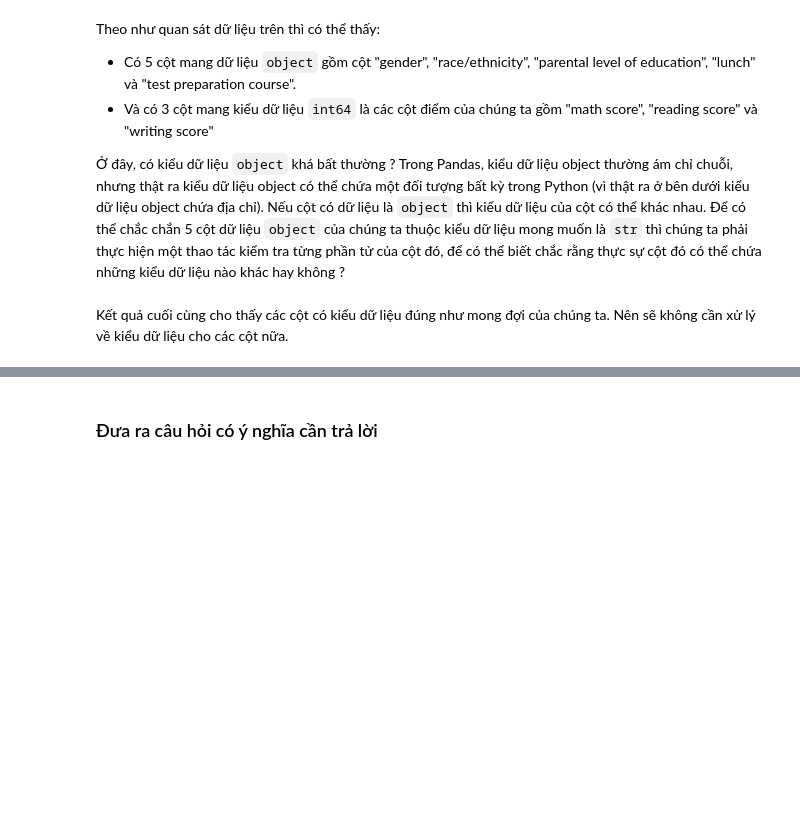
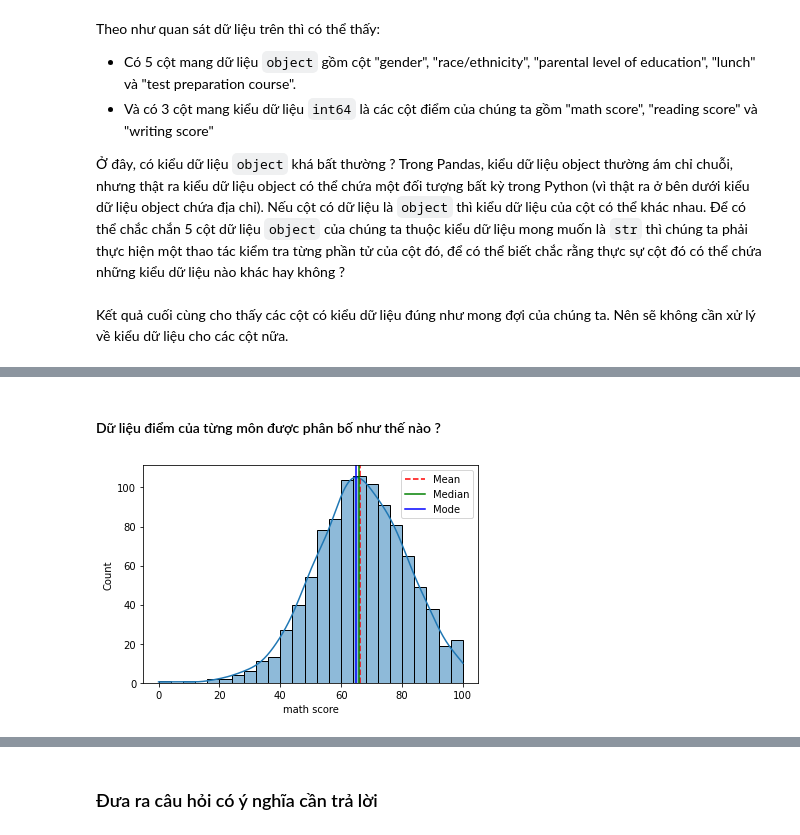
Before and after one commit to PNTAN19/LTKHDL, a Jupyter notebook: Students_Performance.ipynb, the cells around one changed output, grey strips where cells are left out. Cells and saved outputs as stored; diff of their text form; code cells hidden in the pictures; blank space fills up the shorter version.

Commit message:
statistic and histogram for numeric data type

```diff
--- a/Students_Performance.ipynb
+++ b/Students_Performance.ipynb
@@ -194,0 +213,20 @@ So sánh dữ liệu điểm của ba thuộc tính `math score`, `reading score
+# %% [markdown]
+#### Dữ liệu điểm của từng môn được phân bố như thế nào ?
+# %%
+def plt_hist(field):
+    f, ax_hist = plt.subplots(1, sharex=True)
+    mean=df[field].mean()
+    median=df[field].median()
+    mode=df[field].mode().values[0]
+
+    sns.histplot(data=df, x=field, ax=ax_hist, kde=True)
+    ax_hist.axvline(mean, color='r', linestyle='--', label="Mean")
+    ax_hist.axvline(median, color='g', linestyle='-', label="Median")
+    ax_hist.axvline(mode, color='b', linestyle='-', label="Mode")
+
+    ax_hist.legend()
+    plt.show()
+# %%
+plt_hist('math score')
+# %% [output]
+[figure, added]
```
Also changed, not shown: parts of 19 cells of this notebook.
